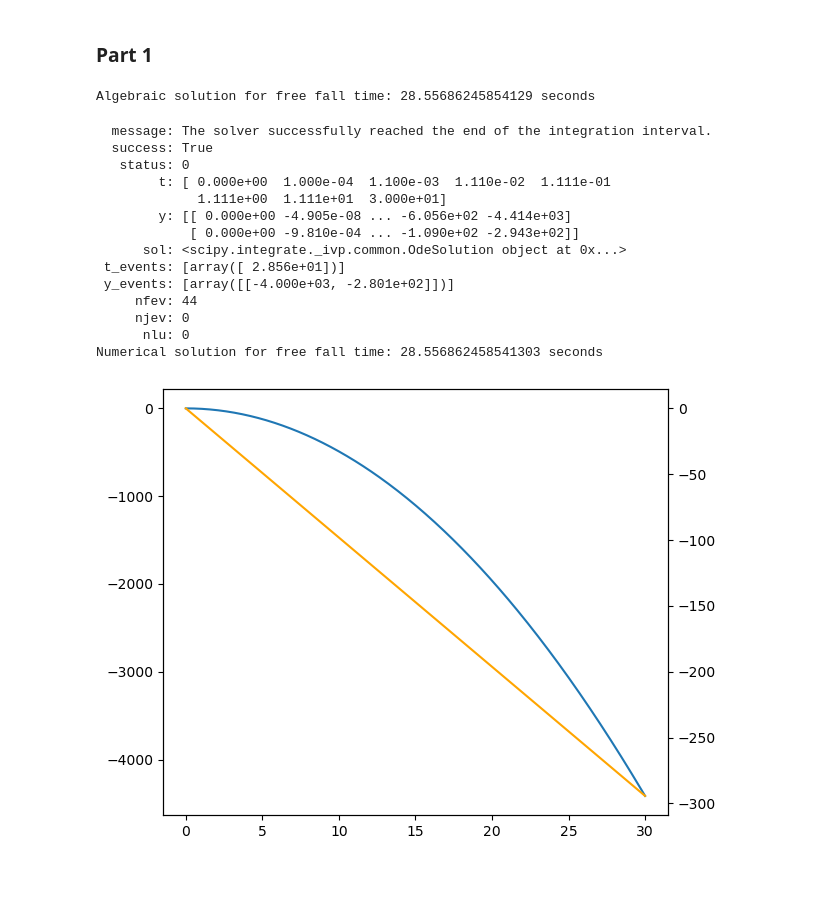
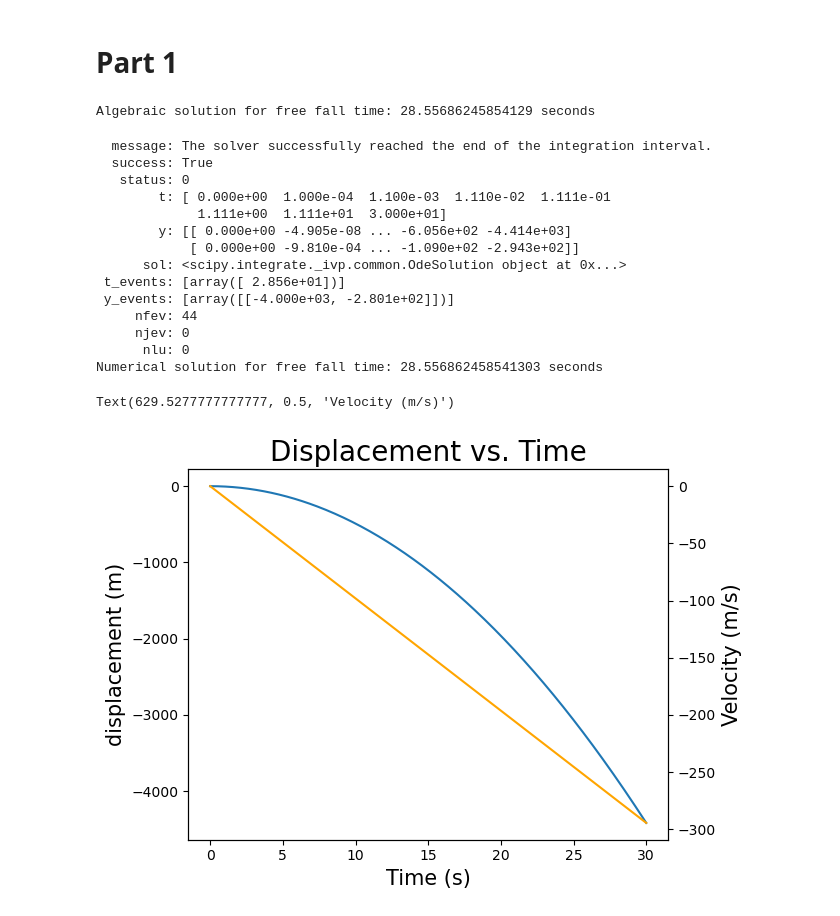
Before and after one commit to MatthewPrem/PHYS265-spring25, a Jupyter notebook: Lab2/Lab 2.ipynb, the cells around one changed output. Saved outputs shown, nothing was run; the diff lists cells and outputs as text; code cells hidden in the pictures; blank space fills up the shorter version.

Commit message:
Part 2

```diff
--- a/Lab2/Lab 2.ipynb
+++ b/Lab2/Lab 2.ipynb
@@ -11,7 +11,7 @@ Re = 6.3781e6 #m
 Rm = 1.7381e6 #m
 wm = 7.272e-5 #rad/s
 # %% [markdown]
-### Part 1
+# Part 1
 # %%
 # constants
 alpha = 0
@@ -38,31 +38,36 @@ def event(t,s):
     return s[0]+h
 
 s0 = (0, 0)
 
 soln = solve_ivp(der, t_span=(0,30), y0=s0, events=event, dense_output=True)
 print(soln)
 print(f"Numerical solution for free fall time: {soln.t_events[0][0]} seconds")
 
 fig, ax = plt.subplots(1,1)
 ts = np.linspace(0, 30, 400)
 solution = soln.sol(ts)
 ax.plot(ts, solution[0], label="position")
+ax.set_xlabel("Time (s)", fontsize=15)
+ax.set_ylabel("displacement (m)", fontsize=15)
+ax.set_title("Displacement vs. Time", fontsize=20)
 ax2 = ax.twinx()
 ax2.plot(ts, solution[1], color="orange", label="velocity")
 fig.tight_layout()
+ax2.set_ylabel("Velocity (m/s)", fontsize=15)
 # %% [output]
   message: The solver successfully reached the end of the integration interval.
   success: True
    status: 0
         t: [ 0.000e+00  1.000e-04  1.100e-03  1.110e-02  1.111e-01
              1.111e+00  1.111e+01  3.000e+01]
         y: [[ 0.000e+00 -4.905e-08 ... -6.056e+02 -4.414e+03]
             [ 0.000e+00 -9.810e-04 ... -1.090e+02 -2.943e+02]]
       sol: <scipy.integrate._ivp.common.OdeSolution object at 0x...>
  t_events: [array([ 2.856e+01])]
  y_events: [array([[-4.000e+03, -2.801e+02]])]
      nfev: 44
      njev: 0
       nlu: 0
 Numerical solution for free fall time: 28.556862458541303 seconds
+Text(629.5277777777777, 0.5, 'Velocity (m/s)')
-[figure, old version]
+[figure, new version]
```
Also changed, not shown: parts of 7 cells of this notebook.
